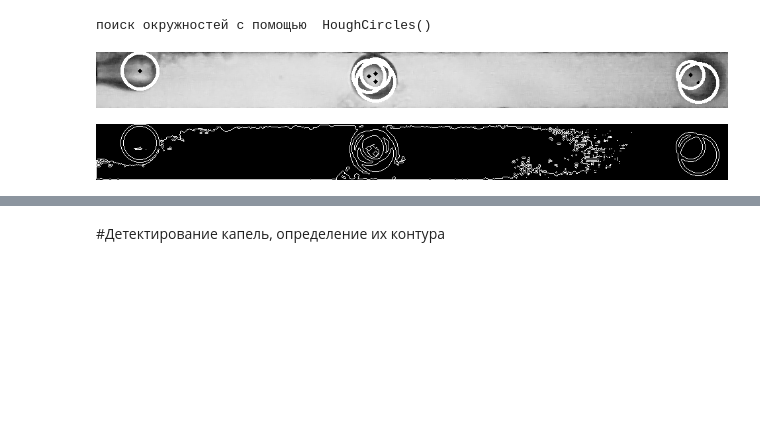
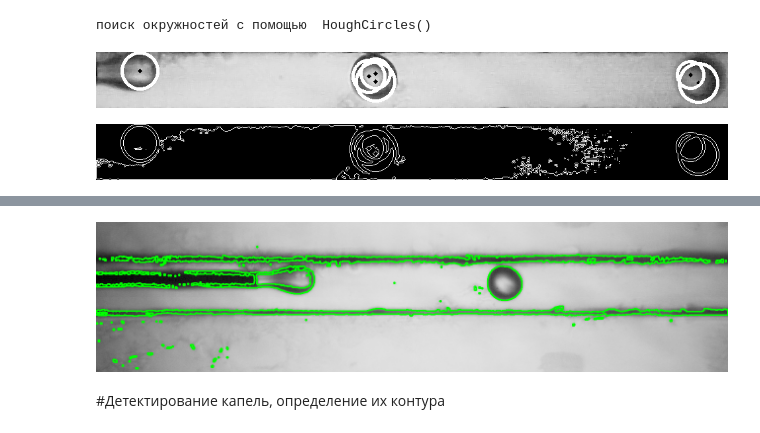
Before and after one commit to odheL42/NSU-senior-project, a Jupyter notebook: data_preprocessing.ipynb, the cells around one changed output, grey strips where cells are left out. Saved outputs shown, nothing was run; the diff lists cells and outputs as text; code cells hidden in the pictures; blank space fills up the shorter version.

```diff
--- a/data_preprocessing.ipynb
+++ b/data_preprocessing.ipynb
@@ -191,2 +295,33 @@ cv2_imshow(img_contours) # выводим итоговое изображени
+# %%
+import cv2
+import numpy as np
+
+# Загрузка изображения
+img = cv2.imread('/content/drive/MyDrive/dataset_nsu_senProj/result/sample_video_img_5000.jpg', cv2.IMREAD_GRAYSCALE)
+
+# Применение фильтра Гаусса для сглаживания бликов
+blurred = cv2.GaussianBlur(img, (9, 9), 0)
+
+# Адаптивное пороговое значение для получения бинарного изображения
+thresh = cv2.adaptiveThreshold(blurred, 255, cv2.ADAPTIVE_THRESH_GAUSSIAN_C,
+                               cv2.THRESH_BINARY_INV, 11, 2)
+
+# Применение морфологической операции открытия для удаления бликов
+kernel = np.ones((3, 3), np.uint8)
+opened = cv2.morphologyEx(thresh, cv2.MORPH_OPEN, kernel)
+
+# Поиск контуров
+contours, _ = cv2.findContours(opened, cv2.RETR_EXTERNAL, cv2.CHAIN_APPROX_SIMPLE)
+
+# Отрисовка контуров на исходном изображении
+result = cv2.cvtColor(img, cv2.COLOR_GRAY2BGR)
+cv2.drawContours(result, contours, -1, (0, 255, 0), 2)
+
+# Отображение результата
+cv2_imshow( result)
+cv2.waitKey(0)
+cv2.destroyAllWindows()
+# %% [output]
+[figure, added]
 # %% [markdown]
 #Детектирование капель, определение их контура
```
Also changed, not shown: parts of 3 cells of this notebook.
